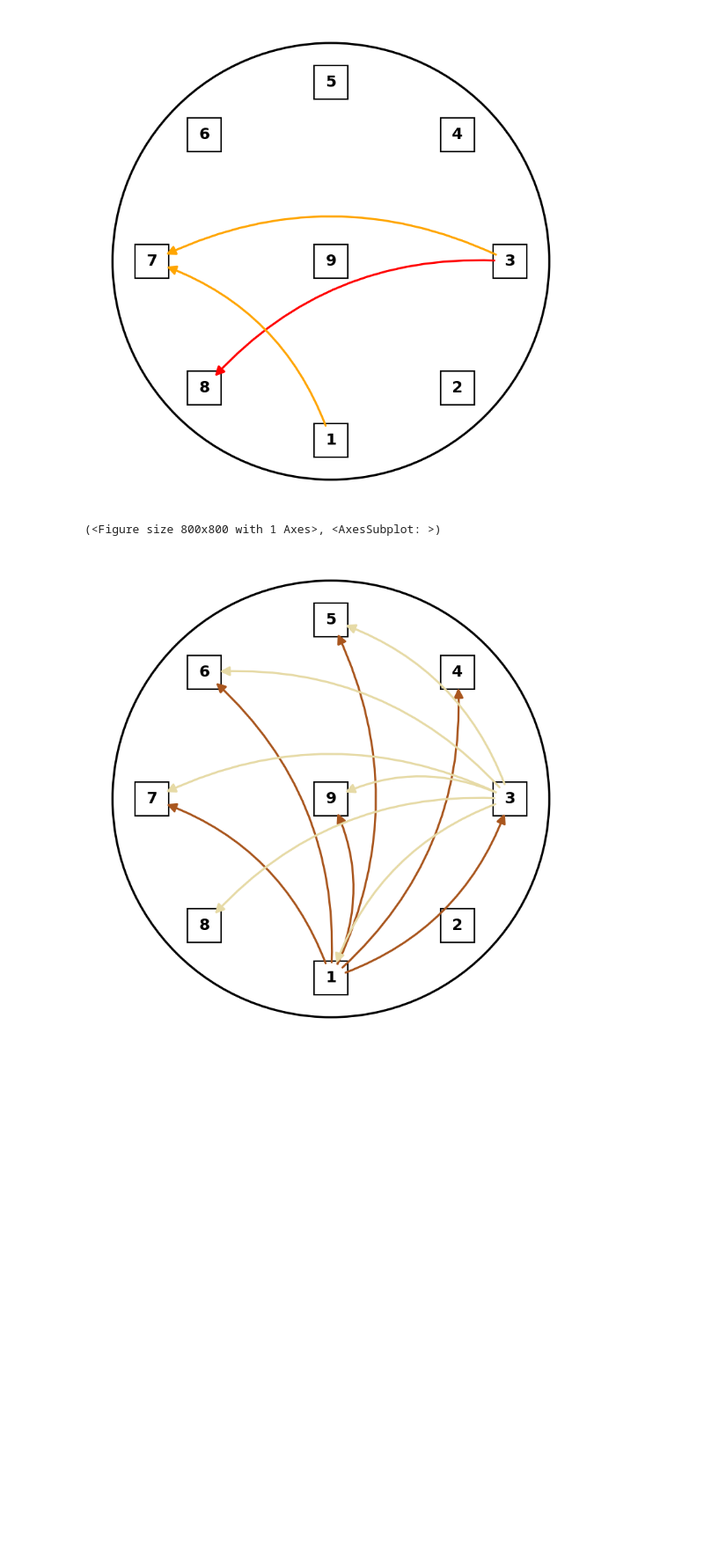
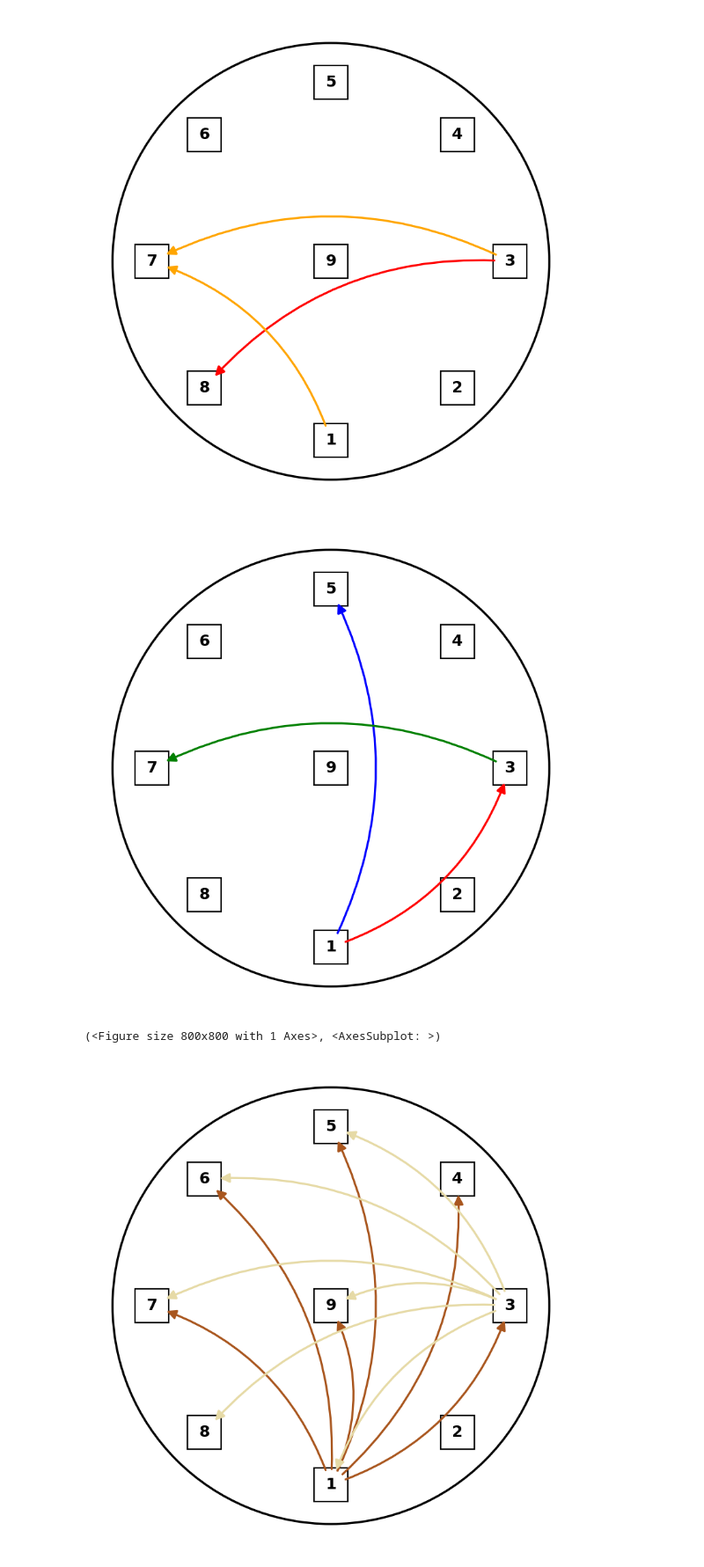
Before and after one commit to bj1110/Masterarbeit, a Jupyter notebook: eval/table_map.ipynb, the cells around one changed output. Shown at 88% size. Drawn from its saved outputs; the diff is of its cells as text; code cells hidden in the pictures; blank space fills up the shorter version.

```diff
--- a/eval/table_map.ipynb
+++ b/eval/table_map.ipynb
@@ -84,13 +84,15 @@ def draw_figure(arrows=(), colors=None,
 # %%
 draw_figure([(7,9)], ['blue'])
 draw_figure([(7,9), (3,9)], ['lightblue', 'blue'])
 draw_figure()
 draw_figure([(3,8), (3,7), (1,7)], ['red', 'orange', 'orange'])
+draw_figure([(1,3), (1,5), (3,7)])
 # %% [output]
 [figure]
 [figure]
 [figure]
 [figure]
+[figure, added]
 (<Figure size 800x800 with 1 Axes>, <AxesSubplot: >)
 # %%
 s1= [(1,3), (1,4), (1,5), (1,6), (1,7), (1,9)]
```
Also changed, not shown: 1 other file.
